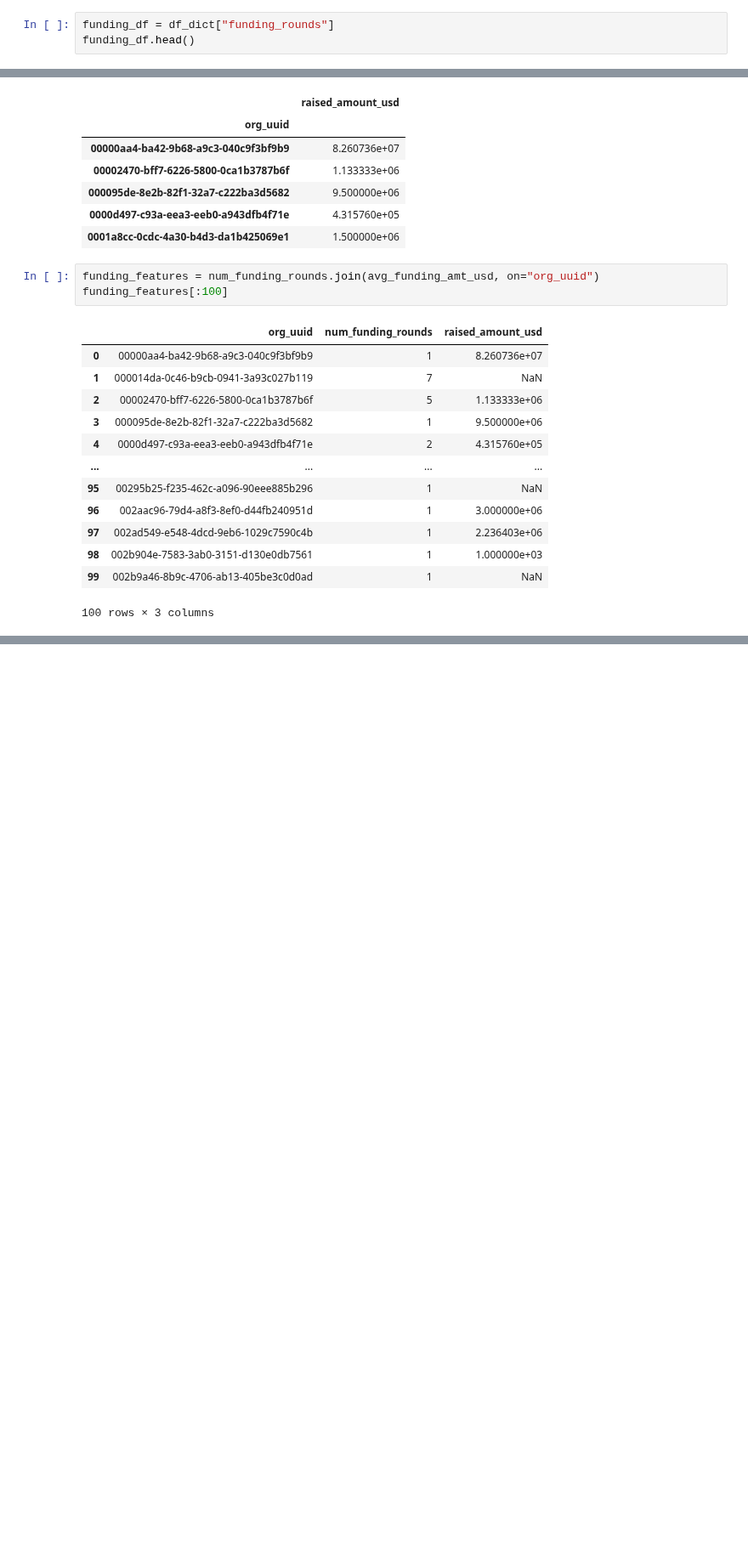
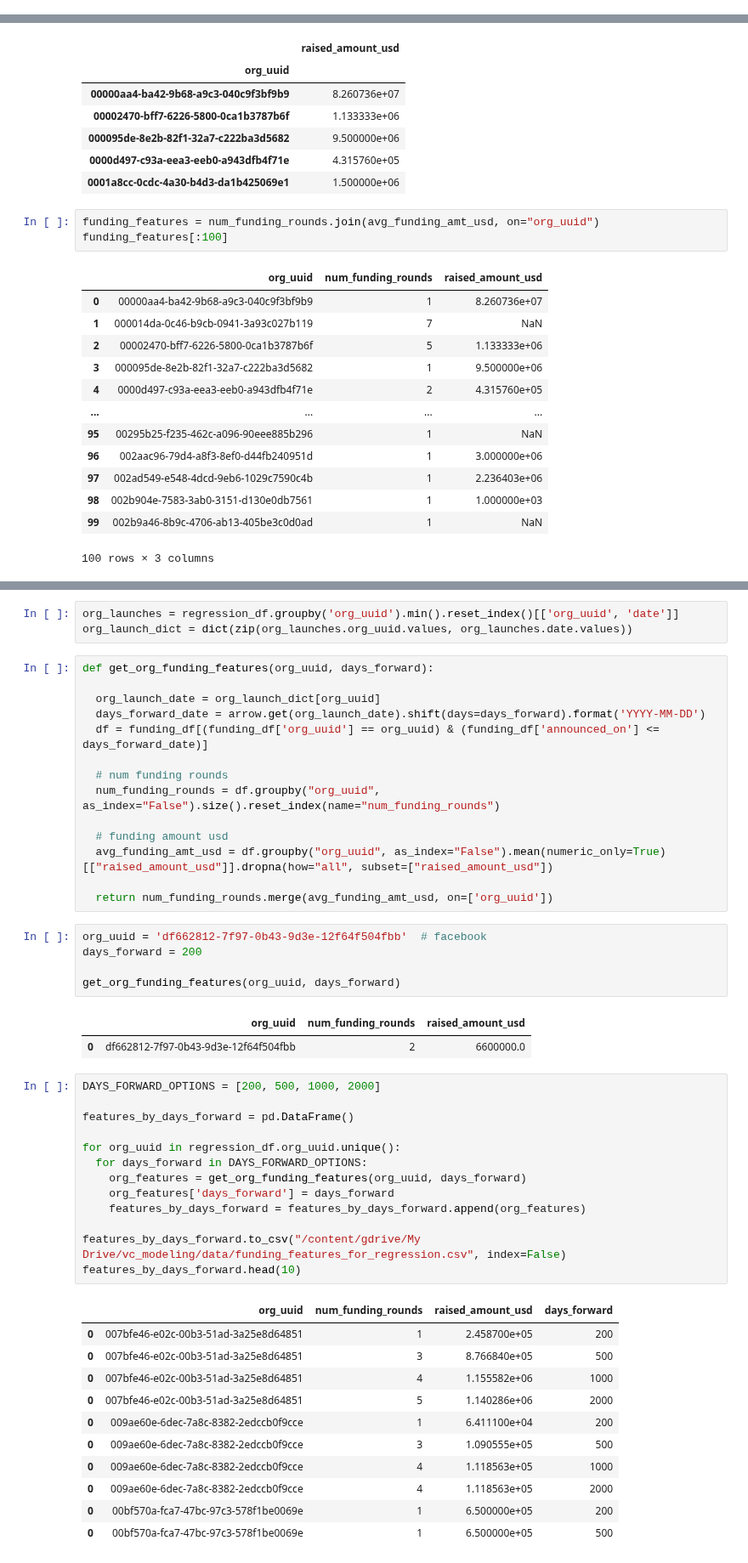
Before and after one commit to siddtheshah/vc_modeling, a Jupyter notebook: funding_features.ipynb, the cells around one changed output, grey strips where cells are left out. Shown at 85% size. Cells and saved outputs as stored; diff of their text form; blank space fills up the shorter version.

Commit message:
created time-variant funding features for regression problem

```diff
--- a/funding_features.ipynb
+++ b/funding_features.ipynb
@@ -35,3 +36,0 @@ dict_keys(['category_groups', 'funding_rounds', 'people', 'checksum', 'people_de
-# %%
-funding_df = df_dict["funding_rounds"]
-funding_df.head()
@@ -91,0 +138,50 @@ files.download('funding_features.csv')
+# %%
+org_launches = regression_df.groupby('org_uuid').min().reset_index()[['org_uuid', 'date']]
+org_launch_dict = dict(zip(org_launches.org_uuid.values, org_launches.date.values))
+# %%
+def get_org_funding_features(org_uuid, days_forward):
+
+  org_launch_date = org_launch_dict[org_uuid]
+  days_forward_date = arrow.get(org_launch_date).shift(days=days_forward).format('YYYY-MM-DD')
+  df = funding_df[(funding_df['org_uuid'] == org_uuid) & (funding_df['announced_on'] <= days_forward_date)]
+
+  # num funding rounds
+  num_funding_rounds = df.groupby("org_uuid", as_index="False").size().reset_index(name="num_funding_rounds")
+
+  # funding amount usd
+  avg_funding_amt_usd = df.groupby("org_uuid", as_index="False").mean(numeric_only=True)[["raised_amount_usd"]].dropna(how="all", subset=["raised_amount_usd"])
+
+  return num_funding_rounds.merge(avg_funding_amt_usd, on=['org_uuid'])
+# %%
+org_uuid = 'df662812-7f97-0b43-9d3e-12f64f504fbb'  # facebook
+days_forward = 200
+
+get_org_funding_features(org_uuid, days_forward)
+# %% [output]
+|  | org_uuid | num_funding_rounds | raised_amount_usd |
+| 0 | df662812-7f97-0b43-9d3e-12f64f504fbb | 2 | 6600000.0 |
+# %%
+DAYS_FORWARD_OPTIONS = [200, 500, 1000, 2000]
+
+features_by_days_forward = pd.DataFrame()
+
+for org_uuid in regression_df.org_uuid.unique():
+  for days_forward in DAYS_FORWARD_OPTIONS:
+    org_features = get_org_funding_features(org_uuid, days_forward)
+    org_features['days_forward'] = days_forward
+    features_by_days_forward = features_by_days_forward.append(org_features)
+
+features_by_days_forward.to_csv("/content/gdrive/My Drive/vc_modeling/data/funding_features_for_regression.csv", index=False)
+features_by_days_forward.head(10)
+# %% [output]
+|  | org_uuid | num_funding_rounds | raised_amount_usd | days_forward |
+| 0 | 007bfe46-e02c-00b3-51ad-3a25e8d64851 | 1 | 2.458700e+05 | 200 |
+| 0 | 007bfe46-e02c-00b3-51ad-3a25e8d64851 | 3 | 8.766840e+05 | 500 |
+| 0 | 007bfe46-e02c-00b3-51ad-3a25e8d64851 | 4 | 1.155582e+06 | 1000 |
+| 0 | 007bfe46-e02c-00b3-51ad-3a25e8d64851 | 5 | 1.140286e+06 | 2000 |
+| 0 | 009ae60e-6dec-7a8c-8382-2edccb0f9cce | 1 | 6.411100e+04 | 200 |
+| 0 | 009ae60e-6dec-7a8c-8382-2edccb0f9cce | 3 | 1.090555e+05 | 500 |
+| 0 | 009ae60e-6dec-7a8c-8382-2edccb0f9cce | 4 | 1.118563e+05 | 1000 |
+| 0 | 009ae60e-6dec-7a8c-8382-2edccb0f9cce | 4 | 1.118563e+05 | 2000 |
+| 0 | 00bf570a-fca7-47bc-97c3-578f1be0069e | 1 | 6.500000e+05 | 200 |
+| 0 | 00bf570a-fca7-47bc-97c3-578f1be0069e | 1 | 6.500000e+05 | 500 |
```
Also changed, not shown: parts of 8 cells of this notebook.
